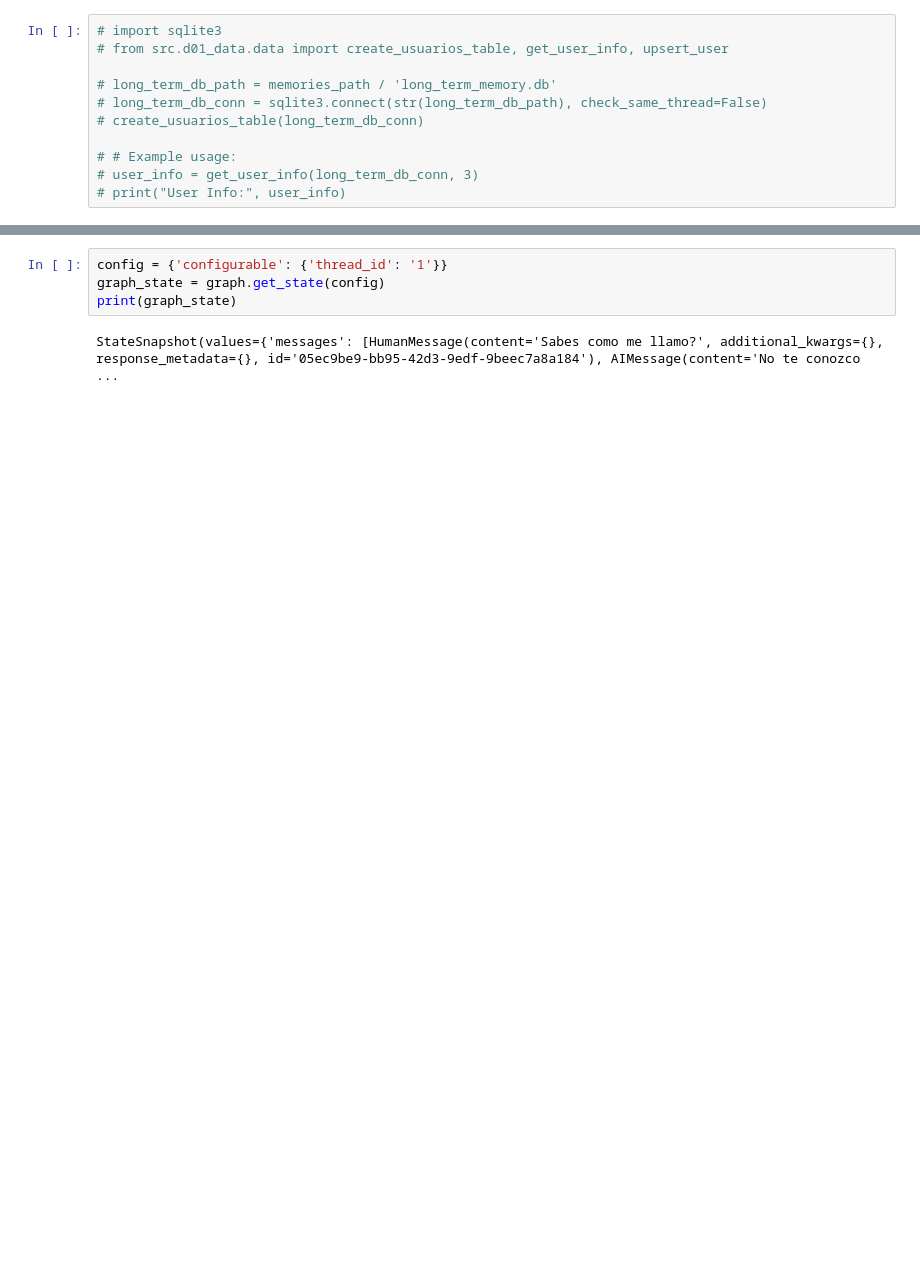
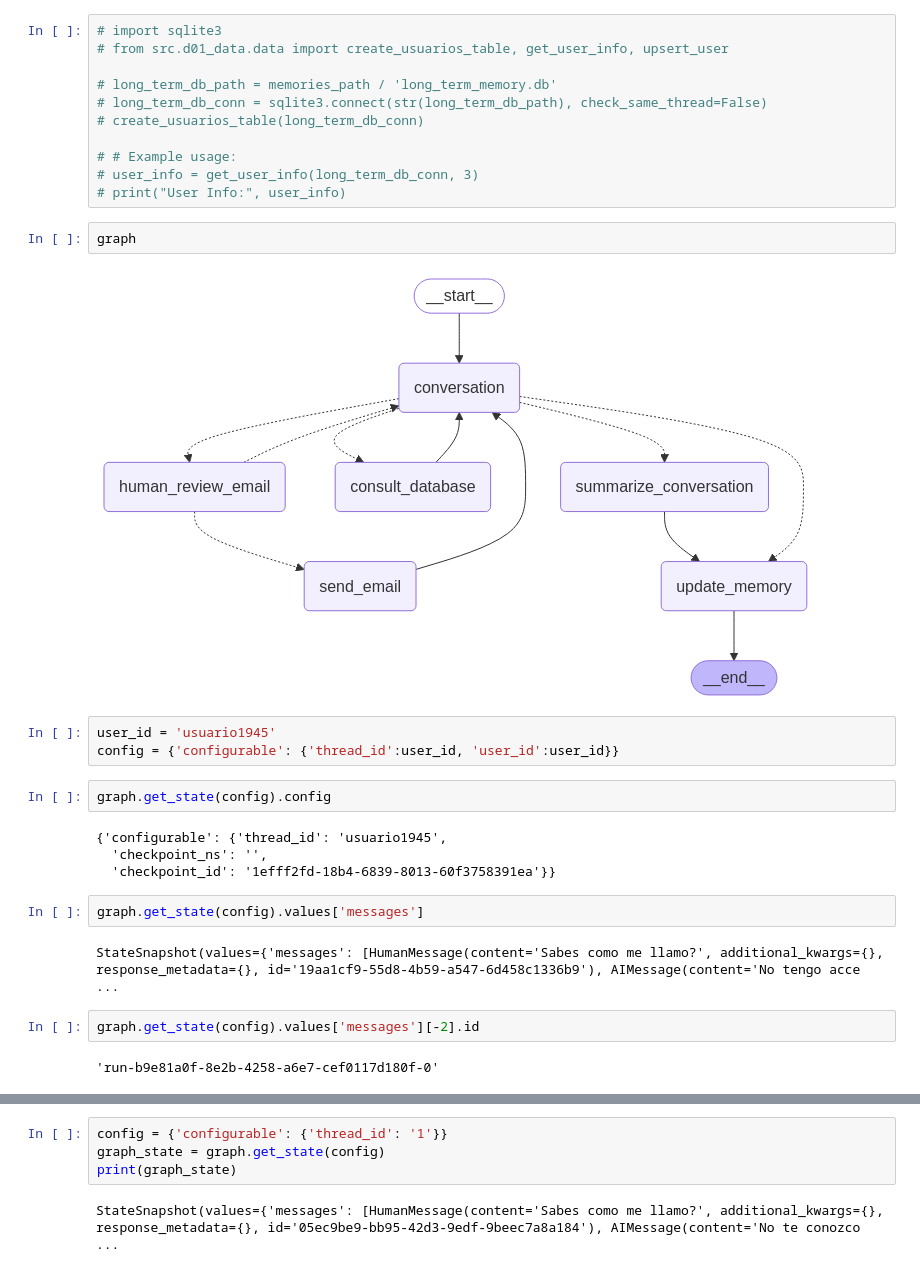
Before and after one commit to EdgarMesa/challenge, a Jupyter notebook: chatbot/notebooks/04_modeling/02_chatbot.ipynb, the cells around one changed output, grey strips where cells are left out. Saved outputs shown, nothing was run; the diff lists cells and outputs as text; blank space fills up the shorter version.

Commit message:
adding send email tool with human in the loop

```diff
--- a/chatbot/notebooks/04_modeling/02_chatbot.ipynb
+++ b/chatbot/notebooks/04_modeling/02_chatbot.ipynb
@@ -42,4 +42,25 @@ output_path = root_dir / 'data' / '04_model_output'
 # # Example usage:
 # user_info = get_user_info(long_term_db_conn, 3)
 # print("User Info:", user_info)
+# %%
+graph
+# %% [output]
+[figure, added]
+# %%
+user_id = 'usuario1945'
+config = {'configurable': {'thread_id':user_id, 'user_id':user_id}}
+# %%
+graph.get_state(config).config
+# %% [output]
+{'configurable': {'thread_id': 'usuario1945',
+  'checkpoint_ns': '',
+  'checkpoint_id': '1efff2fd-18b4-6839-8013-60f3758391ea'}}
+# %%
+graph.get_state(config).values['messages']
+# %% [output]
+StateSnapshot(values={'messages': [HumanMessage(content='Sabes como me llamo?', additional_kwargs={}, response_metadata={}, id='19aa1cf9-55d8-4b59-a547-6d458c1336b9'), AIMessage(content='No tengo acce ...
+# %%
+graph.get_state(config).values['messages'][-2].id
+# %% [output]
+'run-b9e81a0f-8e2b-4258-a6e7-cef0117d180f-0'
 # %%
```
Also changed, not shown: parts of 14 cells of this notebook, 7 other files.
